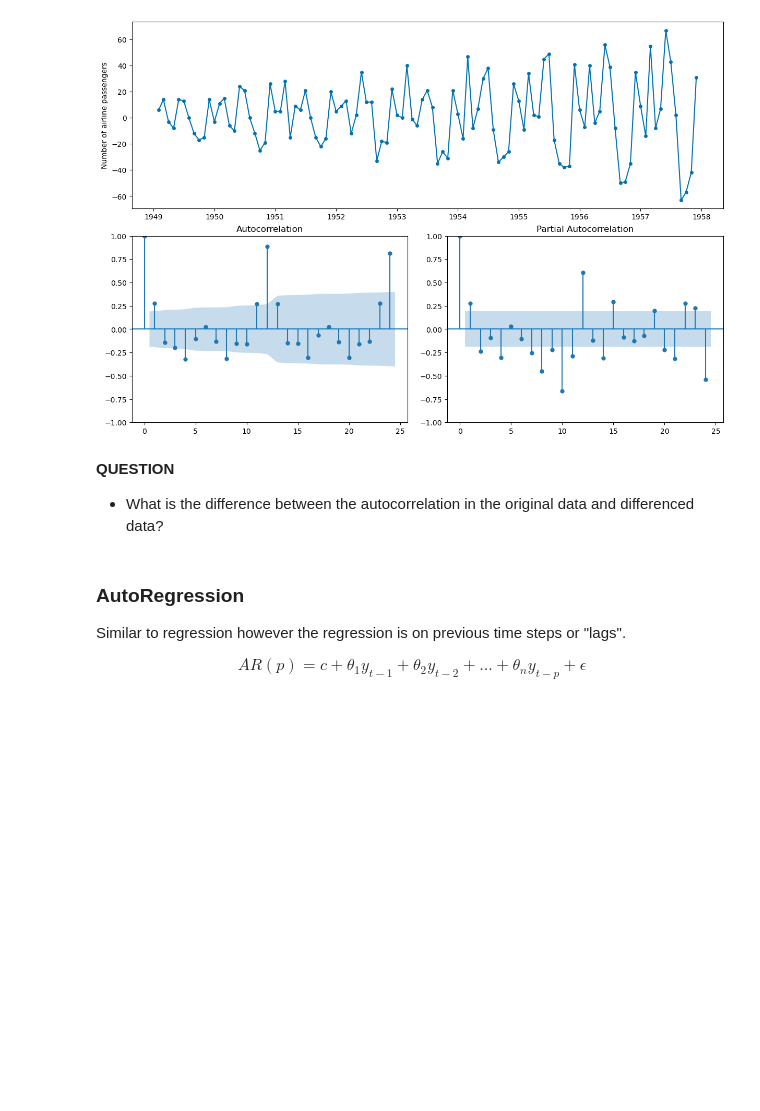
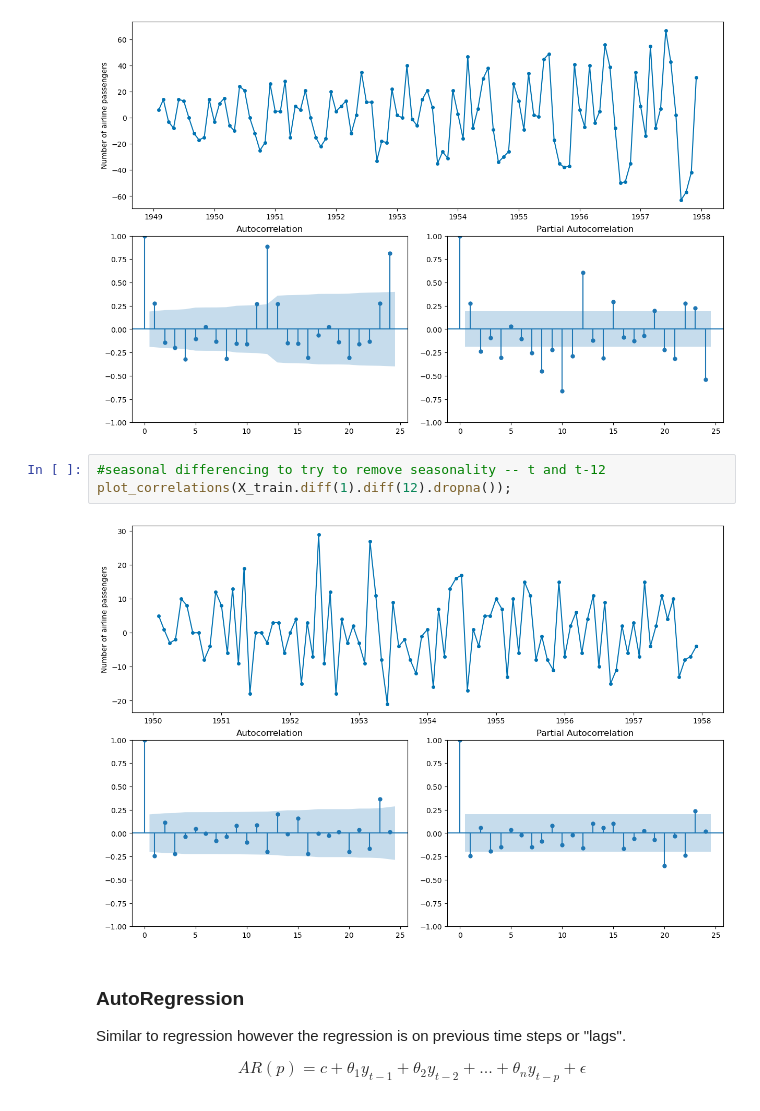
Before and after one commit to jfkoehler/nyu_bootcamp_fa24, a Jupyter notebook: _build/jupyter_execute/forecasting_I.ipynb, the cells around one changed output. Saved outputs shown, nothing was run; the diff lists cells and outputs as text; blank space fills up the shorter version.

```diff
--- a/_build/jupyter_execute/forecasting_I.ipynb
+++ b/_build/jupyter_execute/forecasting_I.ipynb
@@ -255,10 +290,11 @@ Freq: M, Name: Number of airline passengers, dtype: float64
 plot_correlations(X_train.diff(1).dropna());
 # %% [output]
 [figure]
-# %% [markdown]
-**QUESTION**
-
-- What is the difference between the autocorrelation in the original data and differenced data?
+# %%
+#seasonal differencing to try to remove seasonality -- t and t-12
+plot_correlations(X_train.diff(1).diff(12).dropna());
+# %% [output]
+[figure, added]
 # %% [markdown]
 ### AutoRegression
 
```
Also changed, not shown: parts of 49 cells of this notebook, 20 other files.
